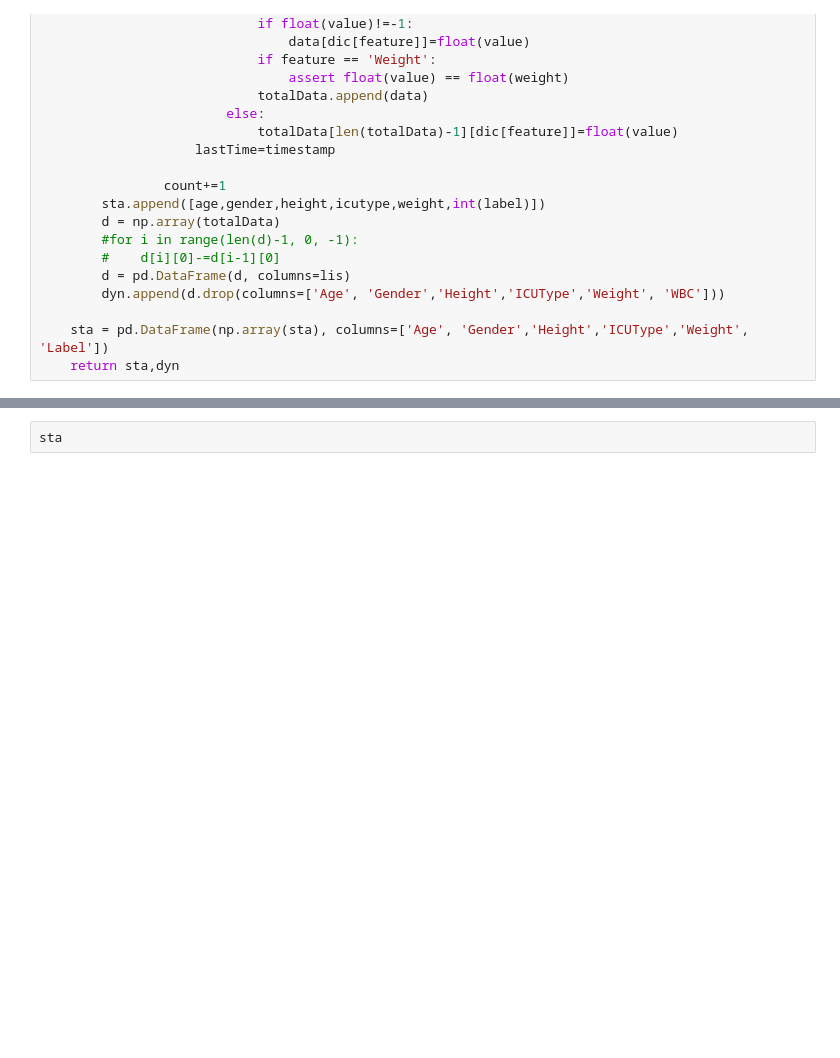
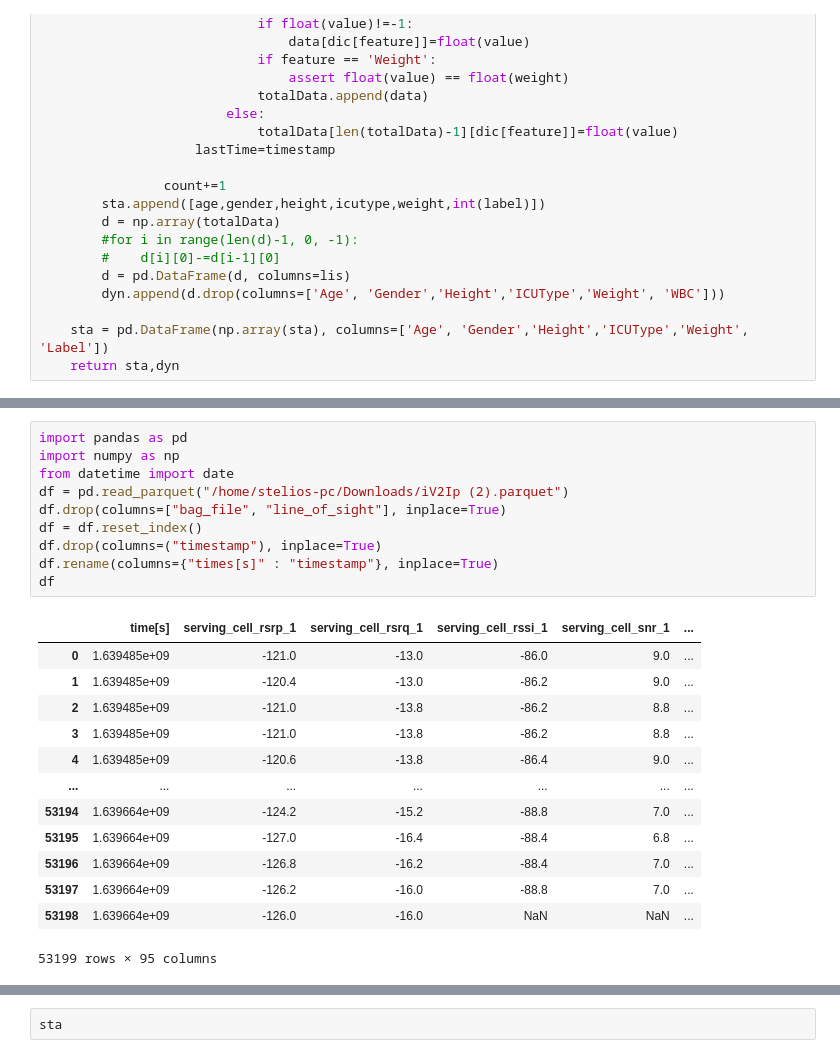
Before and after one commit to it21346/tSDG-DiffusionTS-DataAugmentation, a Jupyter notebook: Generative Adversarial Networks/Code/RTSGAN/prepare_physionet2012.ipynb, the cells around one changed output, grey strips where cells are left out. Drawn from its saved outputs; the diff is of its cells as text; blank space fills up the shorter version.

```diff
--- a/Generative Adversarial Networks/Code/RTSGAN/prepare_physionet2012.ipynb
+++ b/Generative Adversarial Networks/Code/RTSGAN/prepare_physionet2012.ipynb
@@ -101,0 +101,24 @@ sta,dyn=handle('train')
+# %%
+import pandas as pd
+import numpy as np
+from datetime import date
+df = pd.read_parquet("/home/stelios-pc/Downloads/iV2Ip (2).parquet")
+df.drop(columns=["bag_file", "line_of_sight"], inplace=True)
+df = df.reset_index()
+df.drop(columns=("timestamp"), inplace=True)
+df.rename(columns={"times[s]" : "timestamp"}, inplace=True)
+df
+# %% [output]
+|  | time[s] | serving_cell_rsrp_1 | serving_cell_rsrq_1 | serving_cell_rssi_1 | serving_cell_snr_1 | ... |
+| 0 | 1.639485e+09 | -121.0 | -13.0 | -86.0 | 9.0 | ... |
+| 1 | 1.639485e+09 | -120.4 | -13.0 | -86.2 | 9.0 | ... |
+| 2 | 1.639485e+09 | -121.0 | -13.8 | -86.2 | 8.8 | ... |
+| 3 | 1.639485e+09 | -121.0 | -13.8 | -86.2 | 8.8 | ... |
+| 4 | 1.639485e+09 | -120.6 | -13.8 | -86.4 | 9.0 | ... |
+| ... | ... | ... | ... | ... | ... | ... |
+| 53194 | 1.639664e+09 | -124.2 | -15.2 | -88.8 | 7.0 | ... |
+| 53195 | 1.639664e+09 | -127.0 | -16.4 | -88.4 | 6.8 | ... |
+| 53196 | 1.639664e+09 | -126.8 | -16.2 | -88.4 | 7.0 | ... |
+| 53197 | 1.639664e+09 | -126.2 | -16.0 | -88.8 | 7.0 | ... |
+| 53198 | 1.639664e+09 | -126.0 | -16.0 | NaN | NaN | ... |
+53199 rows × 95 columns
```
Also changed, not shown: parts of 7 cells of this notebook, 22 other files.
